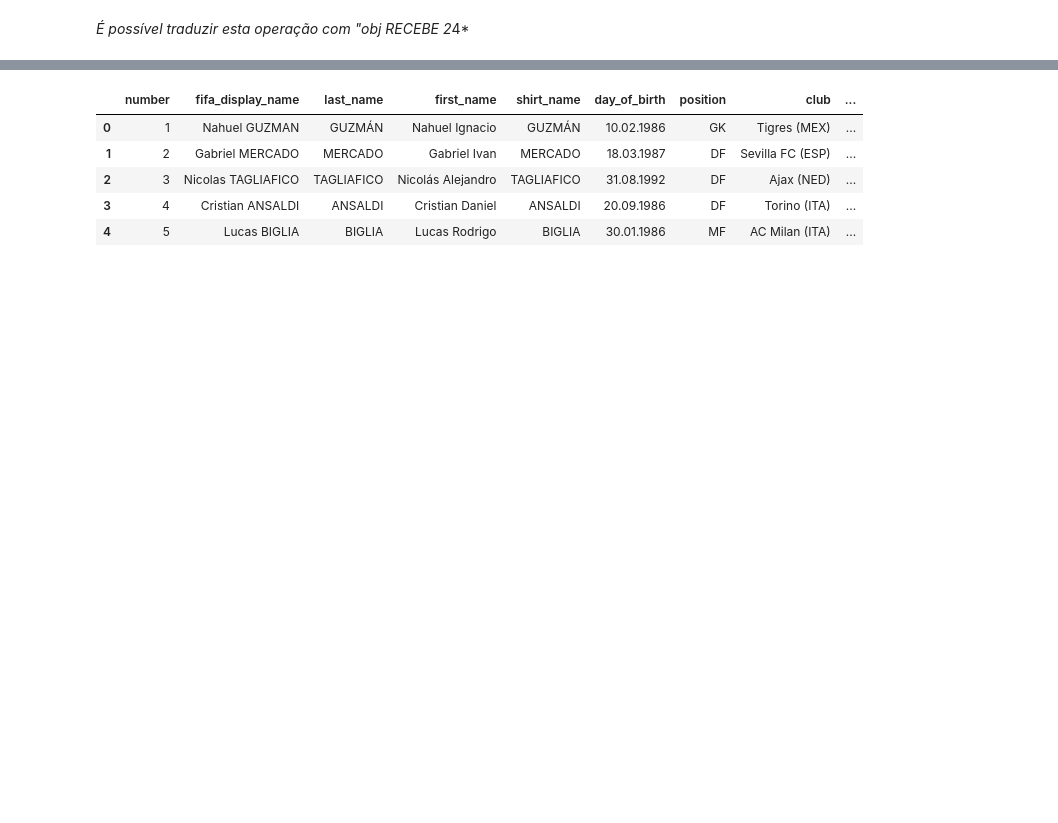
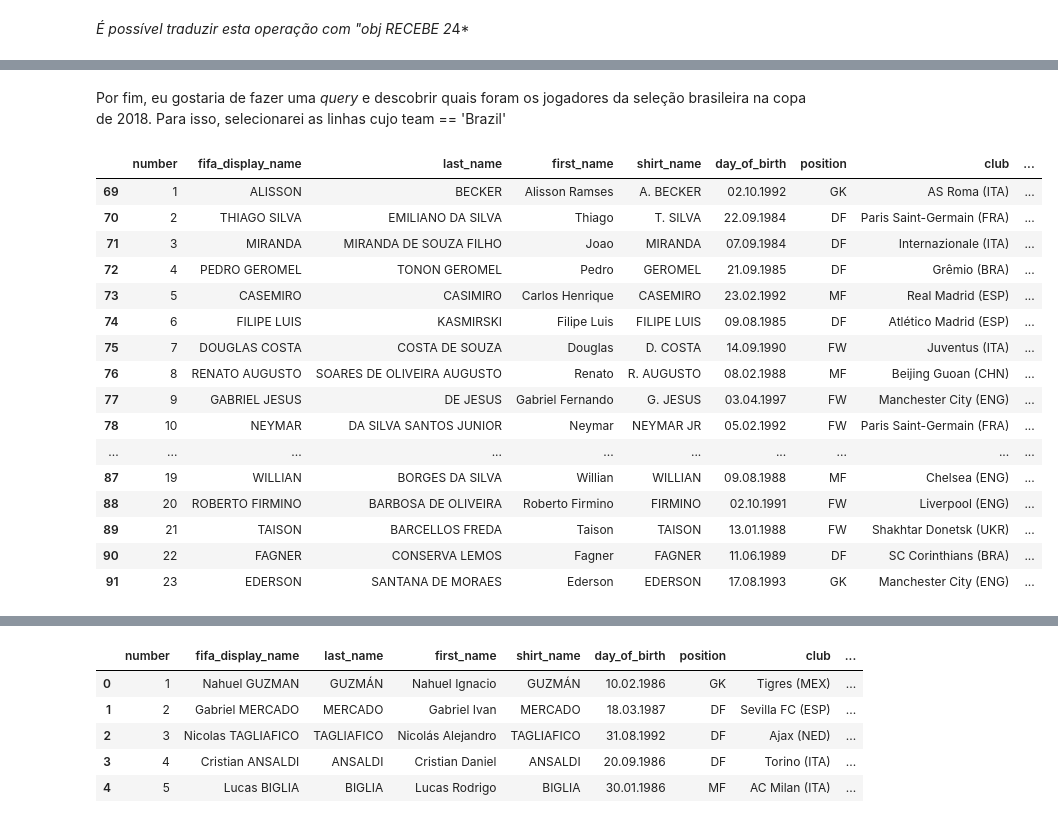
Before and after one commit to voigtjessica/tera_intro_python, a Jupyter notebook: docs/intro_pandas.ipynb, the cells around one changed output, grey strips where cells are left out. Saved outputs shown, nothing was run; the diff lists cells and outputs as text; code cells hidden in the pictures; blank space fills up the shorter version.

```diff
--- a/docs/intro_pandas.ipynb
+++ b/docs/intro_pandas.ipynb
@@ -148,0 +235,22 @@ O que que costumamos olhar:
+# %% [markdown]
+Por fim, eu gostaria de fazer uma *query* e descobrir quais foram os jogadores da seleção brasileira na copa de 2018. Para isso, selecionarei as linhas cujo team == 'Brazil'
+# %%
+fifa.query('team == "Brazil"')
+# %% [output]
+|  | number | fifa_display_name | last_name | first_name | shirt_name | day_of_birth | position | club | ... |
+| 69 | 1 | ALISSON | BECKER | Alisson Ramses | A. BECKER | 02.10.1992 | GK | AS Roma (ITA) | ... |
+| 70 | 2 | THIAGO SILVA | EMILIANO DA SILVA | Thiago | T. SILVA | 22.09.1984 | DF | Paris Saint-Germain (FRA) | ... |
+| 71 | 3 | MIRANDA | MIRANDA DE SOUZA FILHO | Joao | MIRANDA | 07.09.1984 | DF | Internazionale (ITA) | ... |
+| 72 | 4 | PEDRO GEROMEL | TONON GEROMEL | Pedro | GEROMEL | 21.09.1985 | DF | Grêmio (BRA) | ... |
+| 73 | 5 | CASEMIRO | CASIMIRO | Carlos Henrique | CASEMIRO | 23.02.1992 | MF | Real Madrid (ESP) | ... |
+| 74 | 6 | FILIPE LUIS | KASMIRSKI | Filipe Luis | FILIPE LUIS | 09.08.1985 | DF | Atlético Madrid (ESP) | ... |
+| 75 | 7 | DOUGLAS COSTA | COSTA DE SOUZA | Douglas | D. COSTA | 14.09.1990 | FW | Juventus (ITA) | ... |
+| 76 | 8 | RENATO AUGUSTO | SOARES DE OLIVEIRA AUGUSTO | Renato | R. AUGUSTO | 08.02.1988 | MF | Beijing Guoan (CHN) | ... |
+| 77 | 9 | GABRIEL JESUS | DE JESUS | Gabriel Fernando | G. JESUS | 03.04.1997 | FW | Manchester City (ENG) | ... |
+| 78 | 10 | NEYMAR | DA SILVA SANTOS JUNIOR | Neymar | NEYMAR JR | 05.02.1992 | FW | Paris Saint-Germain (FRA) | ... |
+| ... | ... | ... | ... | ... | ... | ... | ... | ... | ... |
+| 87 | 19 | WILLIAN | BORGES DA SILVA | Willian | WILLIAN | 09.08.1988 | MF | Chelsea (ENG) | ... |
+| 88 | 20 | ROBERTO FIRMINO | BARBOSA DE OLIVEIRA | Roberto Firmino | FIRMINO | 02.10.1991 | FW | Liverpool (ENG) | ... |
+| 89 | 21 | TAISON | BARCELLOS FREDA | Taison | TAISON | 13.01.1988 | FW | Shakhtar Donetsk (UKR) | ... |
+| 90 | 22 | FAGNER | CONSERVA LEMOS | Fagner | FAGNER | 11.06.1989 | DF | SC Corinthians (BRA) | ... |
+| 91 | 23 | EDERSON | SANTANA DE MORAES | Ederson | EDERSON | 17.08.1993 | GK | Manchester City (ENG) | ... |
```
Also changed, not shown: parts of 98 cells of this notebook, 4 other files.
